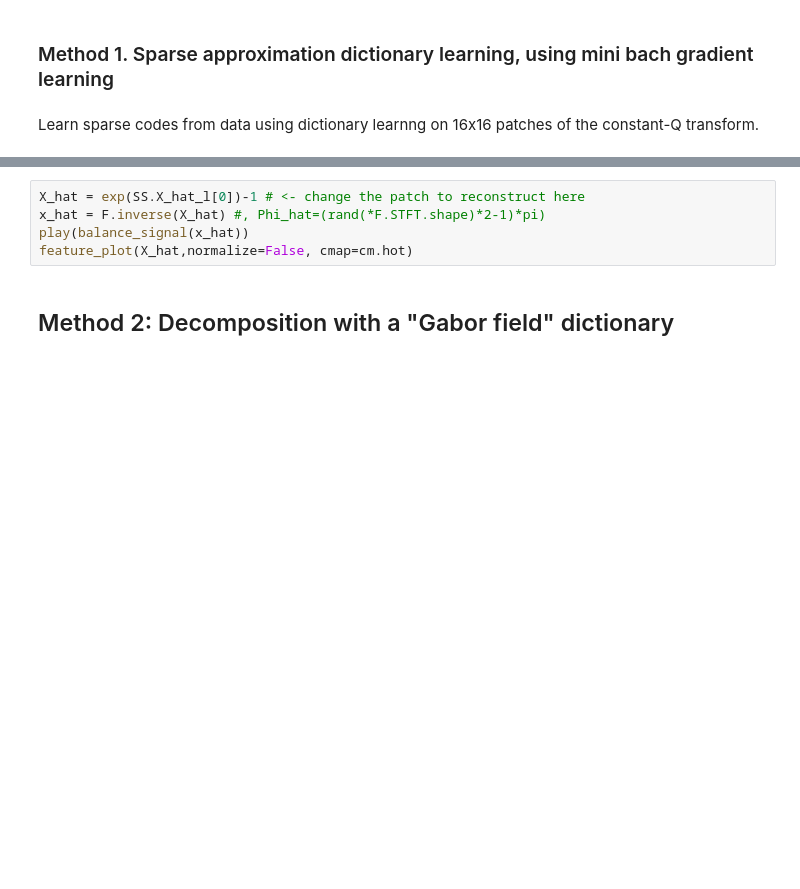
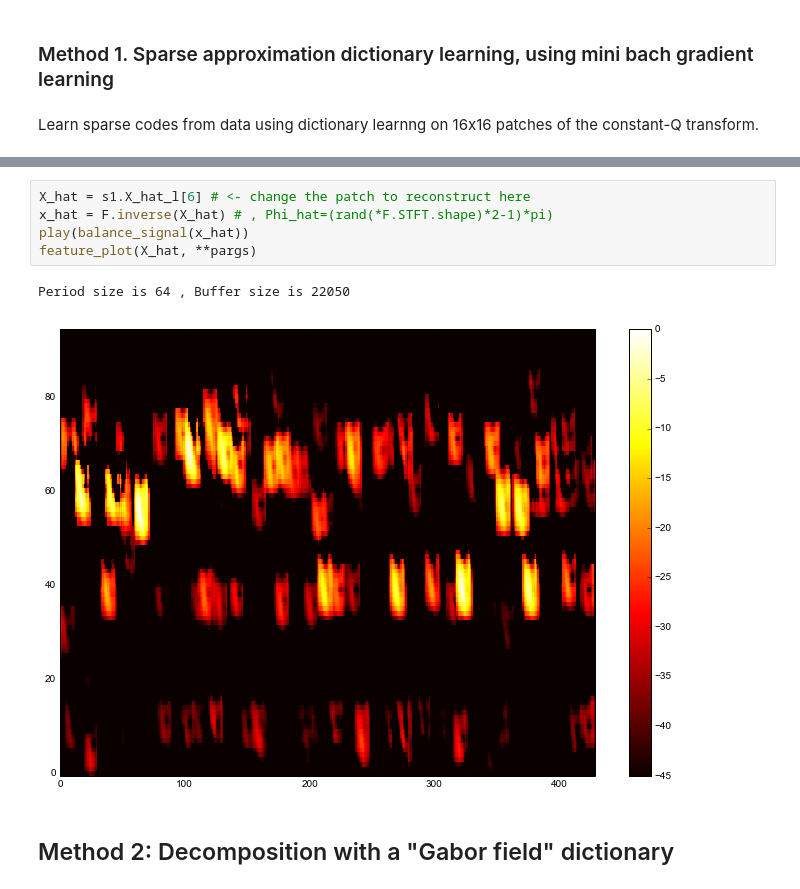
Before and after one commit to bregmanstudio/AudioSpectrumPatchApproximation, a Jupyter notebook: AudioSpectrumPatchApproximation.ipynb, the cells around one changed output, grey strips where cells are left out. Cells and saved outputs as stored; diff of their text form; blank space fills up the shorter version.

```diff
--- a/AudioSpectrumPatchApproximation.ipynb
+++ b/AudioSpectrumPatchApproximation.ipynb
@@ -61,8 +63,11 @@ feature_plot(exp(SS.X_hat)-1, normalize=True, nofig=True, cmap=cm.hot)
 # %%
-X_hat = exp(SS.X_hat_l[0])-1 # <- change the patch to reconstruct here
-x_hat = F.inverse(X_hat) #, Phi_hat=(rand(*F.STFT.shape)*2-1)*pi)
+X_hat = s1.X_hat_l[6] # <- change the patch to reconstruct here
+x_hat = F.inverse(X_hat) # , Phi_hat=(rand(*F.STFT.shape)*2-1)*pi)
 play(balance_signal(x_hat))
-feature_plot(X_hat,normalize=False, cmap=cm.hot)
+feature_plot(X_hat, **pargs)
+# %% [output]
+Period size is 64 , Buffer size is 22050
+[figure, added]
 # %% [markdown]
 <h2>Method 2: Decomposition with a "Gabor field" dictionary</h2>
 # %%
```
Also changed, not shown: parts of 7 cells of this notebook, 1 other file.
